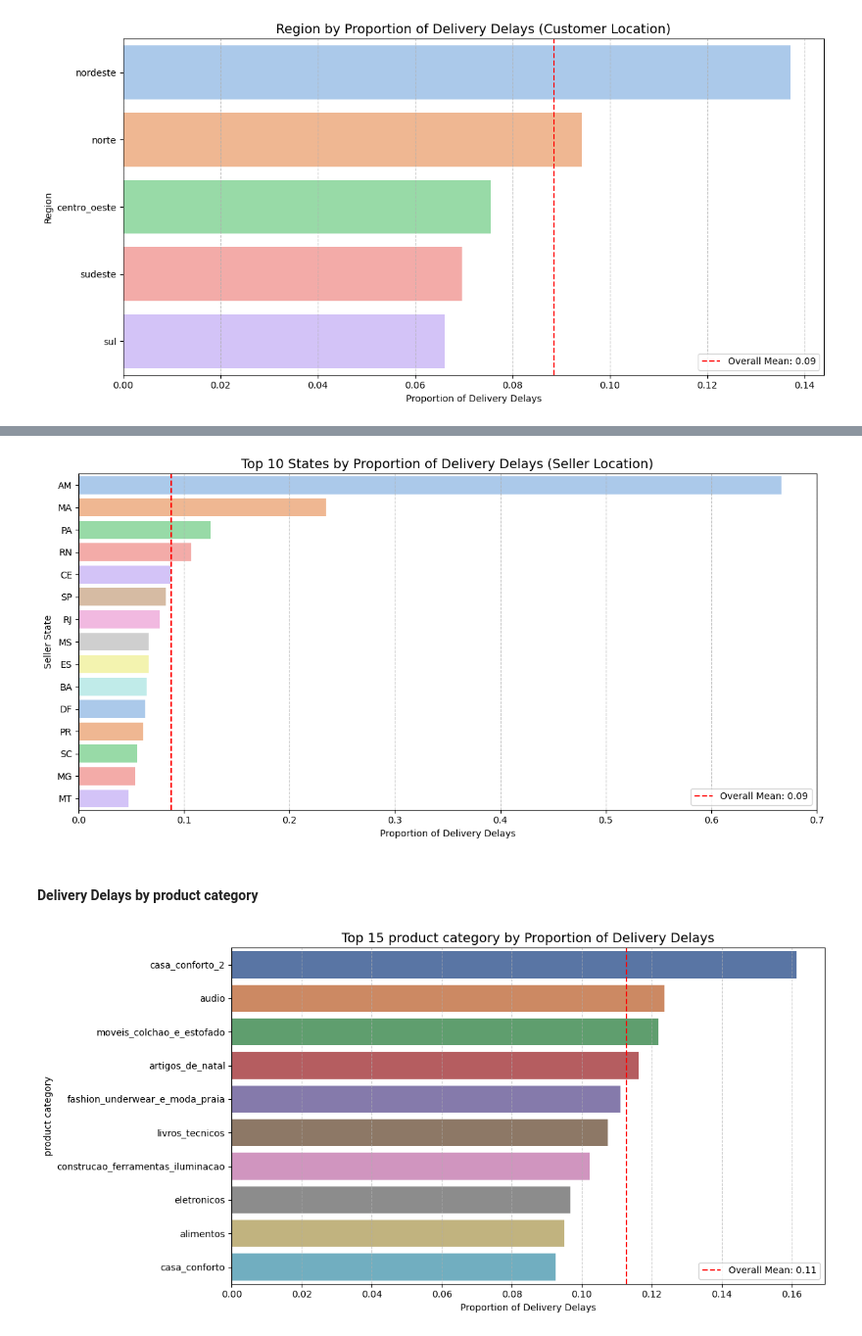
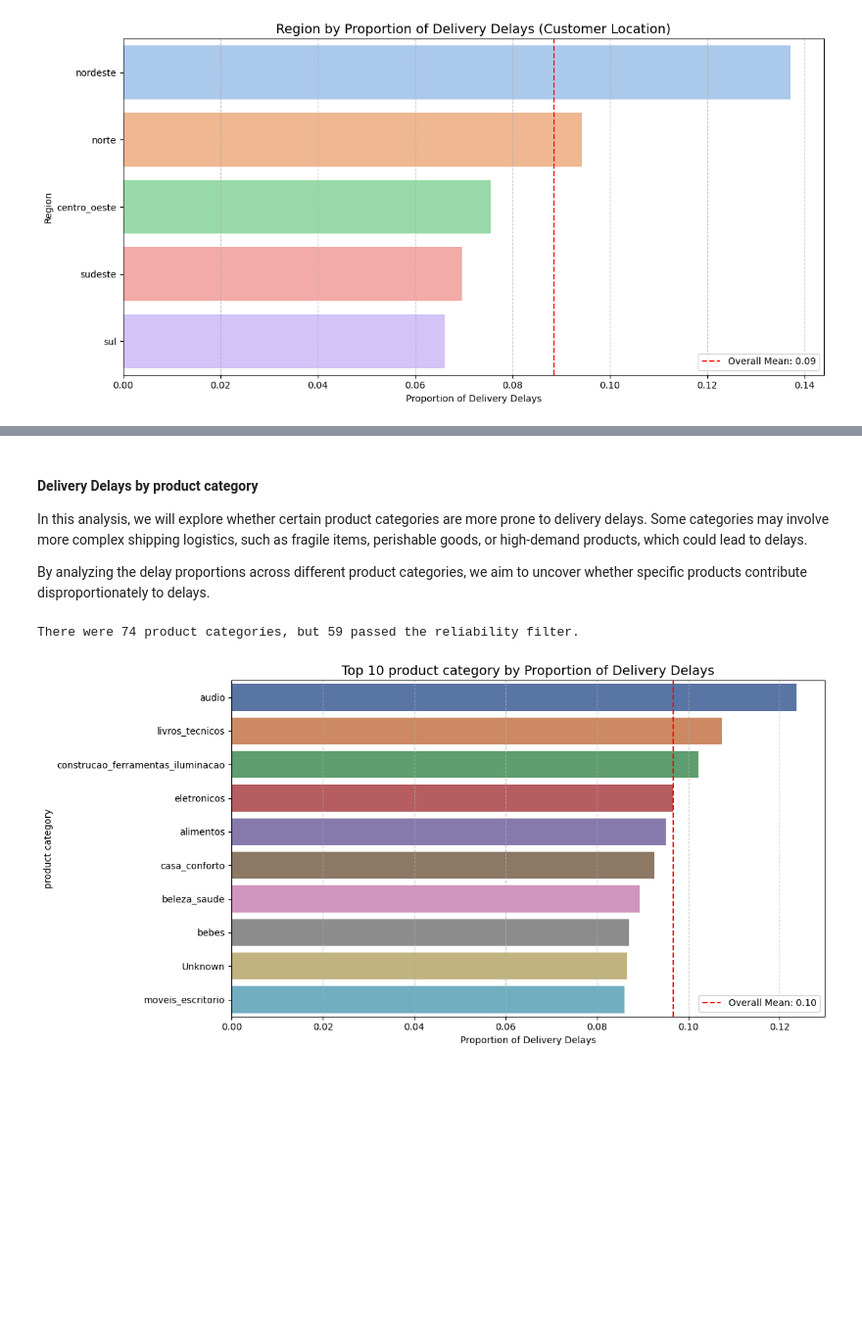
Before and after one commit to rickaof/Portfolio, a Jupyter notebook: Ecommerce_Analysis/notebooks/data_preparation.ipynb, the cells around one changed output, grey strips where cells are left out. Shown at 98% size. Saved outputs shown, nothing was run; the diff lists cells and outputs as text; code cells hidden in the pictures; blank space fills up the shorter version.

```diff
--- a/Ecommerce_Analysis/notebooks/data_preparation.ipynb
+++ b/Ecommerce_Analysis/notebooks/data_preparation.ipynb
@@ -481,3 +508,12 @@ The focus of this analysis is to explore and analyze the delivery delays of orde
+# %%
+# Function to calculate minimum sample size
+def calculate_sample_size(p, e=0.05, confidence_level=0.95):
+
+    Z_table = {0.90: 1.645, 0.95: 1.96, 0.99: 2.576}
+    Z = Z_table[confidence_level]
+
+    n = (Z**2) * p * (1 - p) / (e**2)
+    return math.ceil(n)
 # %% [markdown]
 ### Late Deliveries
 # %% [markdown]
@@ -612,0 +723,6 @@ Understanding where delays are most frequent can provide crucial insights into r
+# %%
+# Removing sellers with 'unknown' region
+df_merged = df_merged[df_merged['seller_region'] != 'unknown']
+
+# Confirming removal
+print(f"Remaining seller regions: {df_merged['seller_region'].unique()}")
@@ -664,64 +767,52 @@ plt.show()
-# %%
-# Filter only delayed orders (calculating the mean delay rate per state)
-delayed_orders_seller = df_merged.groupby("seller_state")["is_late"].mean()
-
-# Sort and select the top 15 states with the highest delay proportions
-top_states = delayed_orders_seller.sort_values(ascending=False).head(15)
-
-# Reset index to turn it into a DataFrame
-top_states = top_states.reset_index()
-top_states.rename(columns={"is_late": "delayed_orders_seller"}, inplace=True)
-
-# Calculate the overall average delay rate
-overall_mean_delay = delayed_orders_seller.mean()
-
-# Plot delay percentage by customer state
-plt.figure(figsize=(12, 6))
-sns.barplot(x='delayed_orders_seller', y='seller_state', data=top_states, palette='pastel')
-
-# Add a vertical line for the overall mean
-plt.axvline(x=overall_mean_delay, color='red', linestyle='--', label=f'Overall Mean: {overall_mean_delay:.2f}')
-
-# Plot settings
-plt.title('Top 10 States by Proportion of Delivery Delays (Seller Location)', fontsize=14)
-plt.xlabel('Proportion of Delivery Delays')
-plt.ylabel('Seller State')
-plt.grid(axis='x', linestyle='--', alpha=0.7)
-plt.legend()
-plt.tight_layout()
-plt.show()
-# %% [output]
-[figure, removed]
 # %% [markdown]
 #### Delivery Delays by product category
+In this analysis, we will explore whether certain product categories are more prone to delivery delays. Some categories may involve more complex shipping logistics, such as fragile items, perishable goods, or high-demand products, which could lead to delays.
+
+By analyzing the delay proportions across different product categories, we aim to uncover whether specific products contribute disproportionately to delays.
+# %%
+# Define minimum sample size
+product_stats = df_merged.groupby('product_category_name').agg(
+    late_rate=('is_late', 'mean'),   # Average late delivery rate
+    volume=('order_id', 'count')     # Number of orders per product category
+).reset_index()
+
+product_stats['required_sample_size'] = product_stats['late_rate'].apply(lambda p: calculate_sample_size(p))
+product_stats['valid'] = product_stats['volume'] >= product_stats['required_sample_size']
+valid_products = product_stats.loc[product_stats['valid'], 'product_category_name'].tolist()
+df_products_filtered = df_merged[df_merged['product_category_name'].isin(valid_products)]
+
+# Visualize the products categories considered reliable
+print(f"There were {df_merged['product_category_name'].nunique()} product categories, but {len(valid_products)} passed the reliability filter.")
+# %% [output]
+There were 74 product categories, but 59 passed the reliability filter.
 # %%
 # Filter only delayed orders (calculating the mean delay rate per product category)
-delayed_orders_product_category = df_merged.groupby("product_category_name")["is_late"].mean()
+delayed_orders_product_category = df_products_filtered.groupby("product_category_name")["is_late"].mean()
 
 # Sort and select the top 15 product category with the highest delay proportions
 top_product_category = delayed_orders_product_category.sort_values(ascending=False).head(10)
 
 # Reset index to turn it into a DataFrame
 top_product_category = top_product_category.reset_index()
 top_product_category.rename(columns= {"is_late": "delayed_orders_product_category"}, inplace=True)
 
 # Calculate the overall average delay rate
 overall_mean_product_category = top_product_category["delayed_orders_product_category"].mean()
 
 # Plot delay percentage by product category
 plt.figure(figsize=(12,6))
 sns.barplot(x='delayed_orders_product_category', y='product_category_name', data = top_product_category, palette='deep')
 
 # Add a vertical line for the overall mean
 plt.axvline(x=overall_mean_product_category, color='red', linestyle='--', label=f'Overall Mean: {overall_mean_product_category:.2f}')
 
 # Plot settings
-plt.title('Top 15 product category by Proportion of Delivery Delays', fontsize=14)
+plt.title('Top 10 product category by Proportion of Delivery Delays', fontsize=14)
 plt.xlabel('Proportion of Delivery Delays')
 plt.ylabel('product category')
 plt.grid(axis='x', linestyle='--', alpha=0.7)
 plt.legend()
 plt.tight_layout()
 plt.show()
 # %% [output]
-[figure, old version]
+[figure, new version]
```
Also changed, not shown: parts of 42 cells of this notebook.
